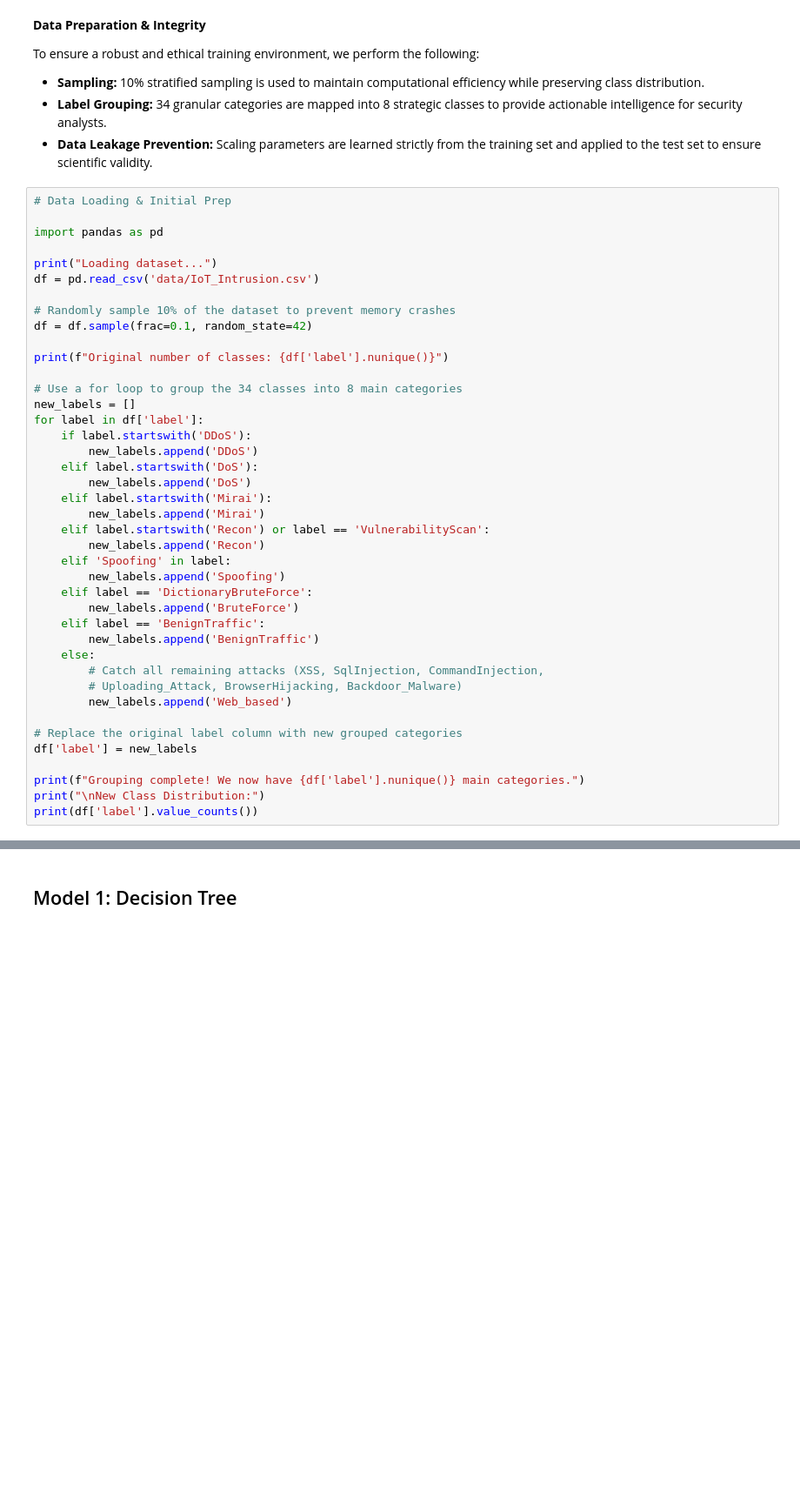
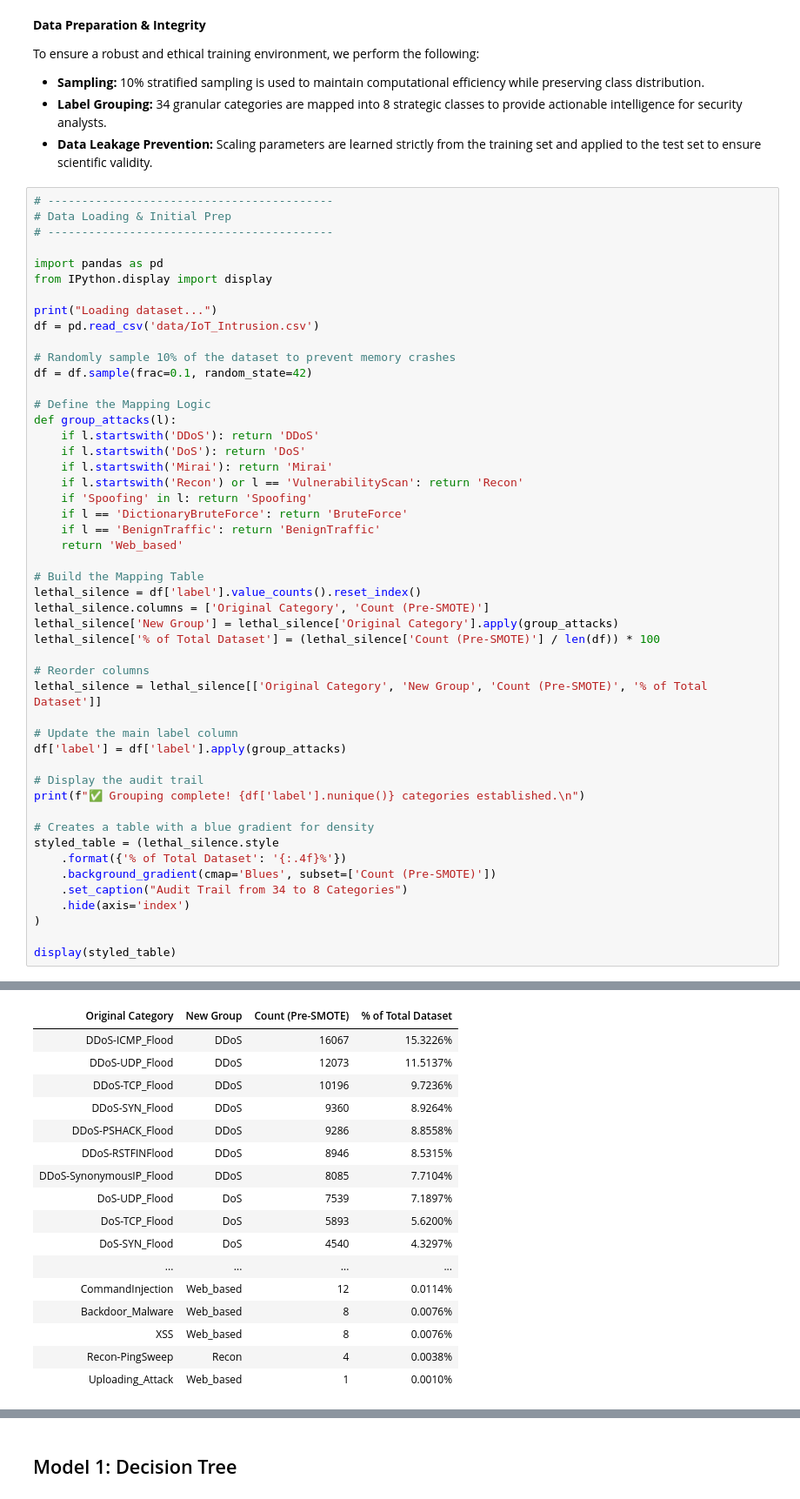
Before and after one commit to HarshaKValiyamannil/NIDS, a Jupyter notebook: NIDS.ipynb, the cells around one changed output, grey strips where cells are left out. Shown at 87% size. Cells and saved outputs as stored; diff of their text form; blank space fills up the shorter version.

```diff
--- a/NIDS.ipynb
+++ b/NIDS.ipynb
@@ -88,9 +92,12 @@ To ensure a robust and ethical training environment, we perform the following:
 * **Label Grouping:** 34 granular categories are mapped into 8 strategic classes to provide actionable intelligence for security analysts.
 * **Data Leakage Prevention:** Scaling parameters are learned strictly from the training set and applied to the test set to ensure scientific validity.
 # %%
+# ------------------------------------------
 # Data Loading & Initial Prep
+# ------------------------------------------
 
 import pandas as pd
+from IPython.display import display
 
 print("Loading dataset...")
 df = pd.read_csv('data/IoT_Intrusion.csv')
@@ -98,35 +105,40 @@ df = pd.read_csv('data/IoT_Intrusion.csv')
 # Randomly sample 10% of the dataset to prevent memory crashes
 df = df.sample(frac=0.1, random_state=42)
 
-print(f"Original number of classes: {df['label'].nunique()}")
+# Define the Mapping Logic
+def group_attacks(l):
+    if l.startswith('DDoS'): return 'DDoS'
+    if l.startswith('DoS'): return 'DoS'
+    if l.startswith('Mirai'): return 'Mirai'
+    if l.startswith('Recon') or l == 'VulnerabilityScan': return 'Recon'
+    if 'Spoofing' in l: return 'Spoofing'
+    if l == 'DictionaryBruteForce': return 'BruteForce'
+    if l == 'BenignTraffic': return 'BenignTraffic'
+    return 'Web_based'
 
-# Use a for loop to group the 34 classes into 8 main categories
-new_labels = []
-for label in df['label']:
-    if label.startswith('DDoS'):
-        new_labels.append('DDoS')
-    elif label.startswith('DoS'):
-        new_labels.append('DoS')
-    elif label.startswith('Mirai'):
-        new_labels.append('Mirai')
-    elif label.startswith('Recon') or label == 'VulnerabilityScan':
-        new_labels.append('Recon')
-    elif 'Spoofing' in label:
-        new_labels.append('Spoofing')
-    elif label == 'DictionaryBruteForce':
-        new_labels.append('BruteForce')
-    elif label == 'BenignTraffic':
-        new_labels.append('BenignTraffic')
-    else:
-        # Catch all remaining attacks (XSS, SqlInjection, CommandInjection,
-        # Uploading_Attack, BrowserHijacking, Backdoor_Malware)
-        new_labels.append('Web_based')
+# Build the Mapping Table
+lethal_silence = df['label'].value_counts().reset_index()
+lethal_silence.columns = ['Original Category', 'Count (Pre-SMOTE)']
+lethal_silence['New Group'] = lethal_silence['Original Category'].apply(group_attacks)
+lethal_silence['% of Total Dataset'] = (lethal_silence['Count (Pre-SMOTE)'] / len(df)) * 100
 
-# Replace the original label column with new grouped categories
-df['label'] = new_labels
+# Reorder columns
+lethal_silence = lethal_silence[['Original Category', 'New Group', 'Count (Pre-SMOTE)', '% of Total Dataset']]
 
-print(f"Grouping complete! We now have {df['label'].nunique()} main categories.")
-print("\nNew Class Distribution:")
-print(df['label'].value_counts())
+# Update the main label column
+df['label'] = df['label'].apply(group_attacks)
+
+# Display the audit trail
+print(f"✅ Grouping complete! {df['label'].nunique()} categories established.\n")
+
+# Creates a table with a blue gradient for density
+styled_table = (lethal_silence.style
+    .format({'% of Total Dataset': '{:.4f}%'})
+    .background_gradient(cmap='Blues', subset=['Count (Pre-SMOTE)'])
+    .set_caption("Audit Trail from 34 to 8 Categories")
+    .hide(axis='index')
+)
+
+display(styled_table)
 # %% [output]
 Loading dataset...
@@ -146,0 +147,17 @@ Name: count, dtype: int64
+| Original Category | New Group | Count (Pre-SMOTE) | % of Total Dataset |
+| DDoS-ICMP_Flood | DDoS | 16067 | 15.3226% |
+| DDoS-UDP_Flood | DDoS | 12073 | 11.5137% |
+| DDoS-TCP_Flood | DDoS | 10196 | 9.7236% |
+| DDoS-SYN_Flood | DDoS | 9360 | 8.9264% |
+| DDoS-PSHACK_Flood | DDoS | 9286 | 8.8558% |
+| DDoS-RSTFINFlood | DDoS | 8946 | 8.5315% |
+| DDoS-SynonymousIP_Flood | DDoS | 8085 | 7.7104% |
+| DoS-UDP_Flood | DoS | 7539 | 7.1897% |
+| DoS-TCP_Flood | DoS | 5893 | 5.6200% |
+| DoS-SYN_Flood | DoS | 4540 | 4.3297% |
+| ... | ... | ... | ... |
+| CommandInjection | Web_based | 12 | 0.0114% |
+| Backdoor_Malware | Web_based | 8 | 0.0076% |
+| XSS | Web_based | 8 | 0.0076% |
+| Recon-PingSweep | Recon | 4 | 0.0038% |
+| Uploading_Attack | Web_based | 1 | 0.0010% |
```
Also changed, not shown: parts of 26 cells of this notebook, 2 other files.
